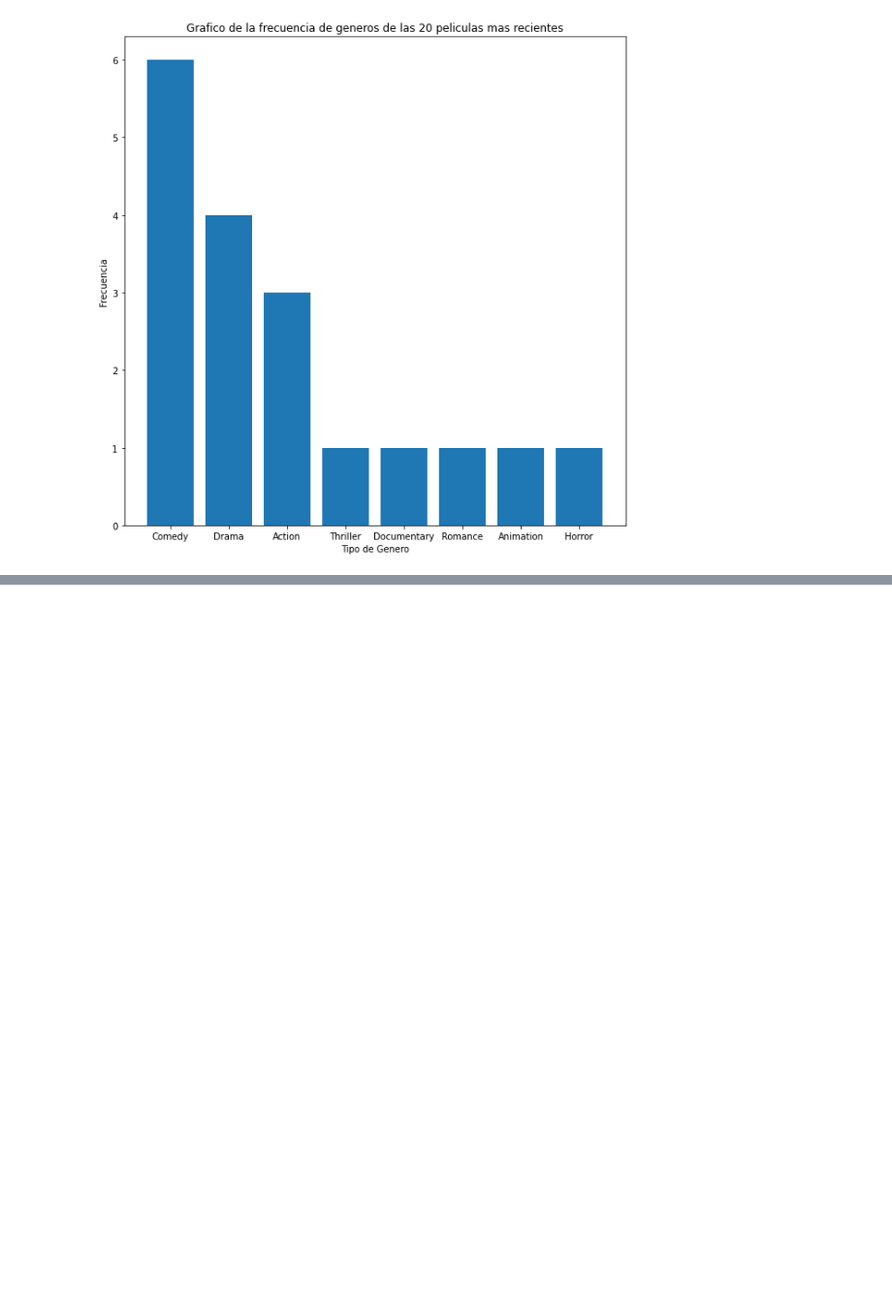
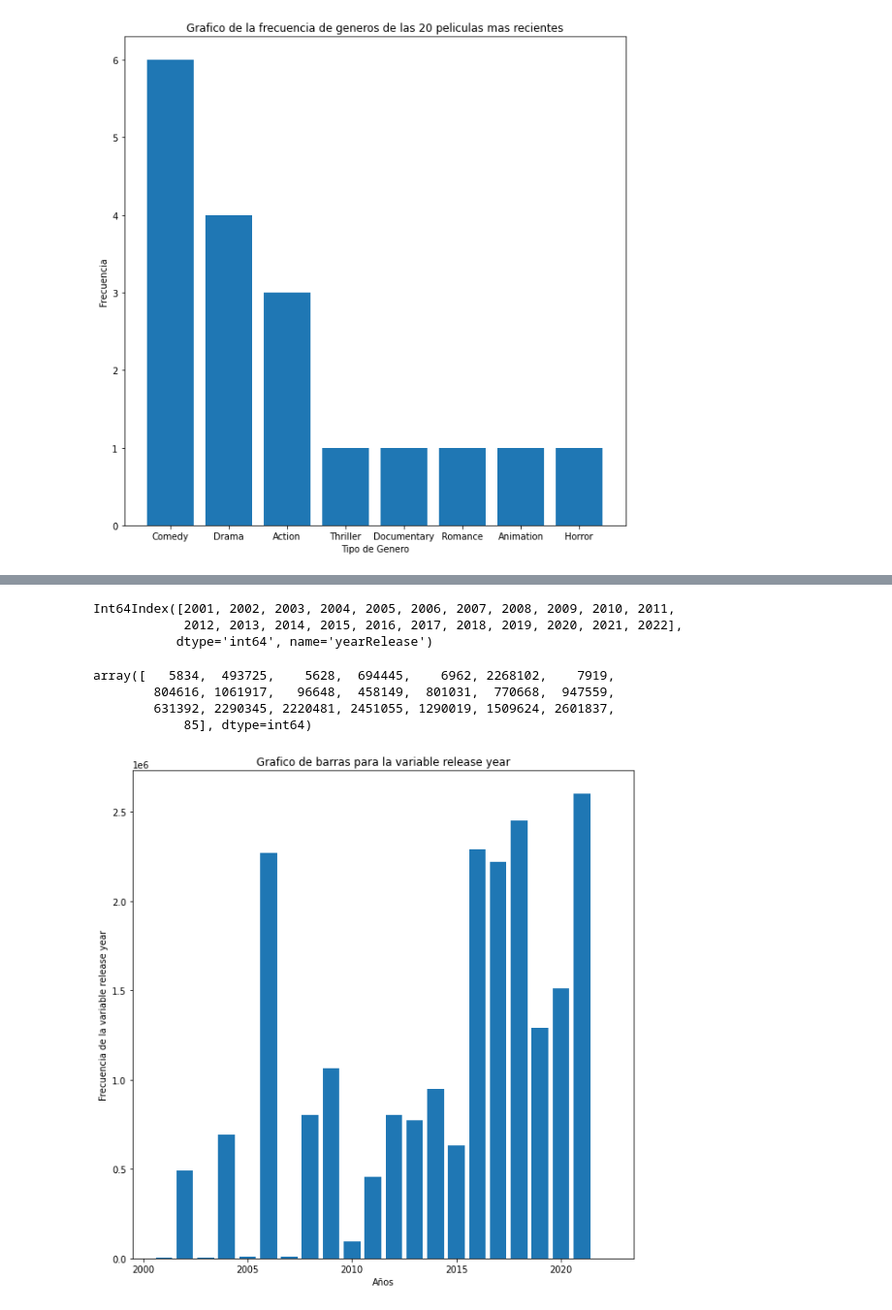
Before and after one commit to raulangelj/HT1_ANALISIS_EXPLORATORIO, a Jupyter notebook: HT1_ANALISIS_EXPLORATORIO.ipynb, the cells around one changed output, grey strips where cells are left out. Shown at 97% size. Saved outputs shown, nothing was run; the diff lists cells and outputs as text; code cells hidden in the pictures; blank space fills up the shorter version.

```diff
--- a/HT1_ANALISIS_EXPLORATORIO.ipynb
+++ b/HT1_ANALISIS_EXPLORATORIO.ipynb
@@ -566,0 +608,3 @@ actorsAmount
+# %%
+movies['yearRelease'] = pd.to_datetime(movies.releaseDate).dt.year
+movies.sort_values('yearRelease', ascending=False)[['title', 'yearRelease', 'releaseDate', 'actorsAmount', 'revenue']].head(50)
@@ -566,0 +631,3 @@ actorsAmount
+# %%
+summovies = movies.groupby(by=['yearRelease']).sum().groupby(level=[0]).cumsum()
+summovies.query('yearRelease > 2015')
@@ -566,0 +644,3 @@ actorsAmount
+# %%
+summovies['moviesCount'] = pd.value_counts(movies.yearRelease)
+summovies.query('yearRelease > 2015')[['actorsAmount', 'moviesCount']]
@@ -566,0 +657,25 @@ actorsAmount
+# %%
+summovies.query('yearRelease > 2000').iloc[:,0].keys()
+# %% [output]
+Int64Index([2001, 2002, 2003, 2004, 2005, 2006, 2007, 2008, 2009, 2010, 2011,
+            2012, 2013, 2014, 2015, 2016, 2017, 2018, 2019, 2020, 2021, 2022],
+           dtype='int64', name='yearRelease')
+# %%
+summovies.query('yearRelease > 2000')[['actorsAmount']].actorsAmount.values
+# %% [output]
+array([   5834,  493725,    5628,  694445,    6962, 2268102,    7919,
+        804616, 1061917,   96648,  458149,  801031,  770668,  947559,
+        631392, 2290345, 2220481, 2451055, 1290019, 1509624, 2601837,
+            85], dtype=int64)
+# %%
+eje_x = np.array(summovies.query('yearRelease > 2000').iloc[:,0].keys())
+eje_y = summovies.query('yearRelease > 2000')[['actorsAmount']].actorsAmount.values
+
+plt.bar(eje_x, eje_y)
+plt.rcParams['figure.figsize'] = (10, 10)
+plt.ylabel('Frecuencia de la variable release year')
+plt.xlabel('Años')
+plt.title('Grafico de barras para la variable release year')
+plt.show()
+# %% [output]
+[figure, added]
```
Also changed, not shown: parts of 24 cells of this notebook.
